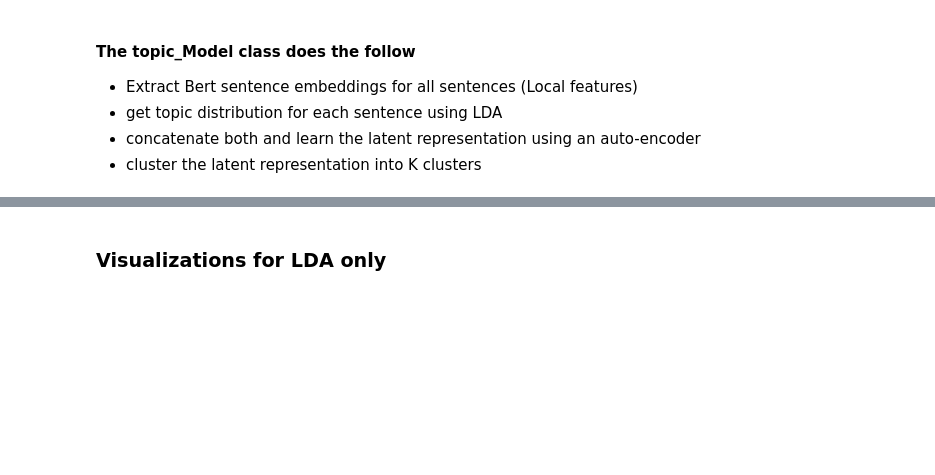
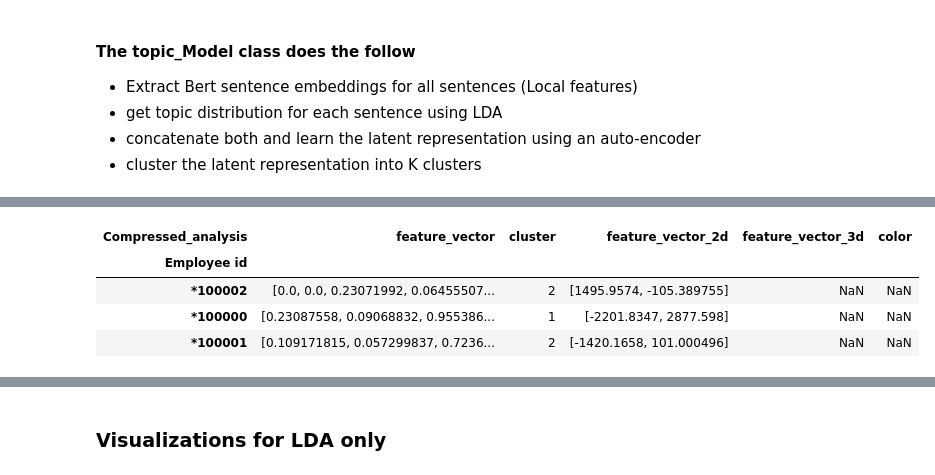
Before and after one commit to agemagician/topic-modeling-job, a Jupyter notebook: topic-modeling-playground-colab.ipynb, the cells around one changed output, grey strips where cells are left out. Drawn from its saved outputs; the diff is of its cells as text; code cells hidden in the pictures; blank space fills up the shorter version.

```diff
--- a/topic-modeling-playground-colab.ipynb
+++ b/topic-modeling-playground-colab.ipynb
@@ -180,0 +148,22 @@ Employee id
+# %%
+# get the indices of all objectives/documents/sentence for each employee
+employee_objective_indices = dict()
+for employee in unique_ids:
+    employee_indices = [i for i, e in enumerate(ids) if (ids[i] == employee) ]
+    employee_objective_indices[employee] = employee_indices
+# %%
+# take average of all feature vectors belonging to an employee
+for employee in unique_ids:
+    #get all feature vectors belonging to an employee
+    feature_vector_per_employee = feature_vector[employee_objective_indices[employee]]
+    # get label for all feature vectors belonging to that employee
+    clusters_per_employee = cluster_label_per_document[employee_objective_indices[employee]]
+
+    #take mean of all feature vectors
+    average_representation['feature_vector'][employee] = np.mean(feature_vector_per_employee, axis=0)
+
+    # pick the label with most occurance for that employee
+    average_representation['cluster'][employee] = statistics.mode(clusters_per_employee)
+# %%
+#converting from array of array to 2d array
+feature_vector_ = np.stack(average_representation['feature_vector'].to_numpy())
@@ -180,0 +172,11 @@ Employee id
+# %%
+# reduce dimension of feature vectors into 2
+feature_vector_2d = TSNE(n_components=2).fit_transform(feature_vector_)
+average_representation['feature_vector_2d'] = list(feature_vector_2d)
+average_representation
+# %% [output]
+| Compressed_analysis | feature_vector | cluster | feature_vector_2d | feature_vector_3d | color |
+| Employee id |  |  |  |  |  |
+| *100002 | [0.0, 0.0, 0.23071992, 0.06455507... | 2 | [1495.9574, -105.389755] | NaN | NaN |
+| *100000 | [0.23087558, 0.09068832, 0.955386... | 1 | [-2201.8347, 2877.598] | NaN | NaN |
+| *100001 | [0.109171815, 0.057299837, 0.7236... | 2 | [-1420.1658, 101.000496] | NaN | NaN |
```
Also changed, not shown: parts of 39 cells of this notebook, 1 other file.
